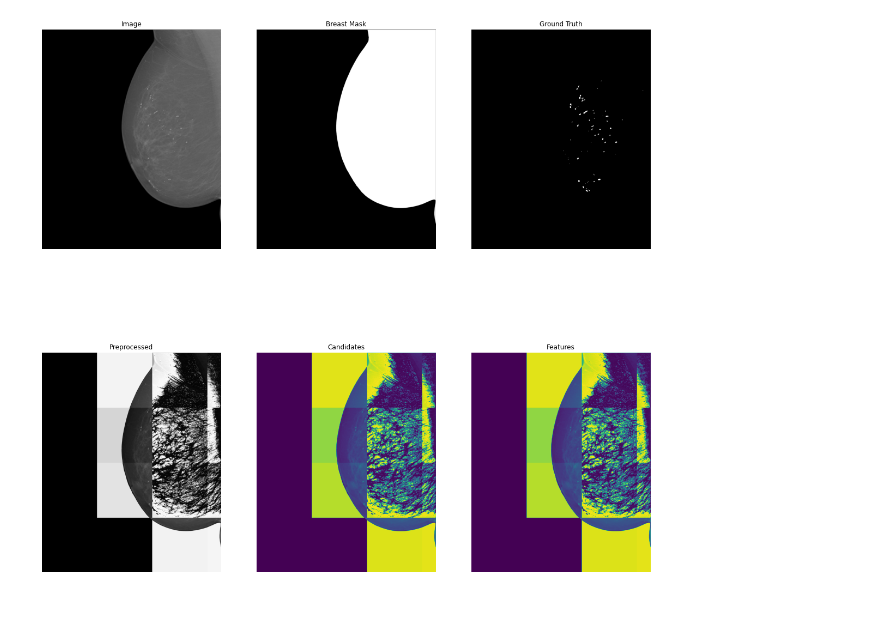
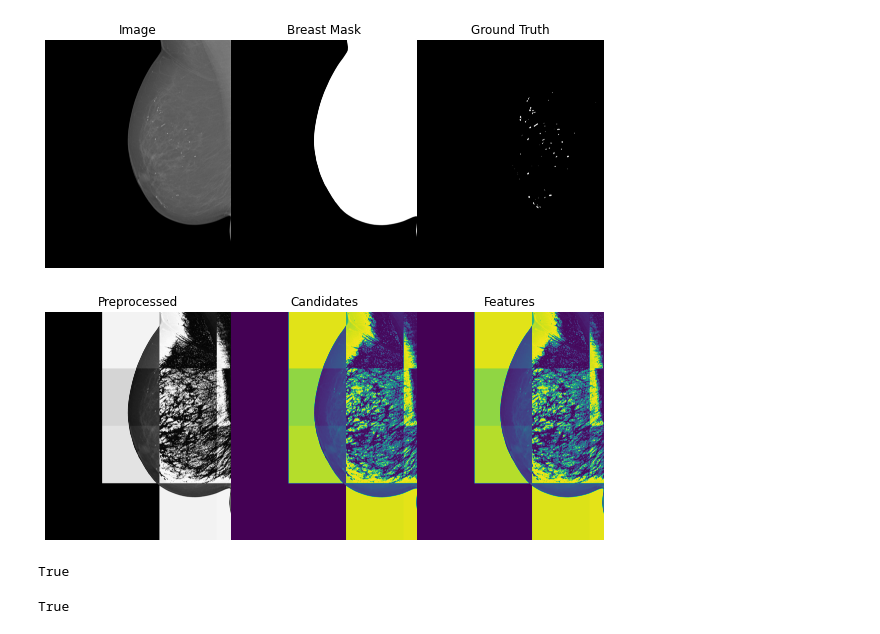
Before and after one commit to emyesme/CalcificationDetection, a Jupyter notebook: calcificationTestImageProcessing.ipynb, the cells around one changed output. Saved outputs shown, nothing was run; the diff lists cells and outputs as text; code cells hidden in the pictures; blank space fills up the shorter version.

```diff
--- a/calcificationTestImageProcessing.ipynb
+++ b/calcificationTestImageProcessing.ipynb
@@ -130,6 +174,22 @@ def preprocessing(matrix, mask):
 
   preprocessed = arrayFloat_H
   return preprocessed
+# %%
+# preprocessing
+# here explain what you code
+def preprocessingDeHazingPy(matrix, mask):
+  # https://link.springer.com/chapter/10.1007/978-3-319-68548-9_27
+  # the professor say we can take the grays in the mammogram as haze. so use dehazing
+
+  # still no the hazing method that he use this is just one found in a python library
+  # dehazing
+
+  import image_dehazer	# Load the library
+
+  hazeCorrectedImg = image_dehazer.remove_haze(matrix)		# Remove Haze
+
+  preprocessed = hazeCorrectedImg
+  return preprocessed
 # %%
 # candidateExtraction
 # here explain what you code
@@ -187,7 +247,8 @@ for image, breastMask, groundTruth in zip(images, breastMasks, groundTruths):
     # here you can prove things in the image
 
     # preprocessing
-    preprocessed = preprocessing(img, imgMask)
+    preprocessed = preprocessingDeHazingPy(img, imgMask)
+    #preprocessed = preprocessingWavelet(img, imgMask)
 
     # candidate extraction
     candidates = candidateExtraction(preprocessed, imgMask)
@@ -198,7 +259,7 @@ for image, breastMask, groundTruth in zip(images, breastMasks, groundTruths):
     # display related
 
     # matrix of plots and size of the figure
-    figure, axis = plt.subplots(2, 3, figsize=(20,20))
+    figure, axis = plt.subplots(2, 3, figsize=(10,10))
 
     # draw in the axis the img
     axis[0][0].imshow(img)
@@ -206,34 +267,36 @@ for image, breastMask, groundTruth in zip(images, breastMasks, groundTruths):
     axis[0][0].axis('off')
     # set a title for the plot
     axis[0][0].set_title('Image')
 
     axis[0][1].imshow(imgMask)
     axis[0][1].axis('off')
     axis[0][1].set_title('Breast Mask')
 
     axis[0][2].imshow(imgGroundTruth)
     axis[0][2].axis('off')
     axis[0][2].set_title('Ground Truth')
 
     axis[1][0].imshow(preprocessed, cmap='gray')
     axis[1][0].axis('off')
     axis[1][0].set_title('Preprocessed')
 
     axis[1][1].imshow(candidates)
     axis[1][1].axis('off')
     axis[1][1].set_title('Candidates')
 
     axis[1][2].imshow(features)
     axis[1][2].axis('off')
     axis[1][2].set_title('Features')
 
+    plt.subplots_adjust(wspace=0, hspace=0)
+
     # display figure with image
     plt.show()
 
     # display image with other function
     #cv2_imshow(features)
 # %% [output]
-[figure, old version]
+[figure, new version]
 # %%
 # save images
 
@@ -243,3 +306,6 @@ cv2.imwrite(os.path.join('/content',
                         'Results',
                          "image1.png"),
             features)
+# %% [output]
+True
+True
```
Also changed, not shown: parts of 11 cells of this notebook.
